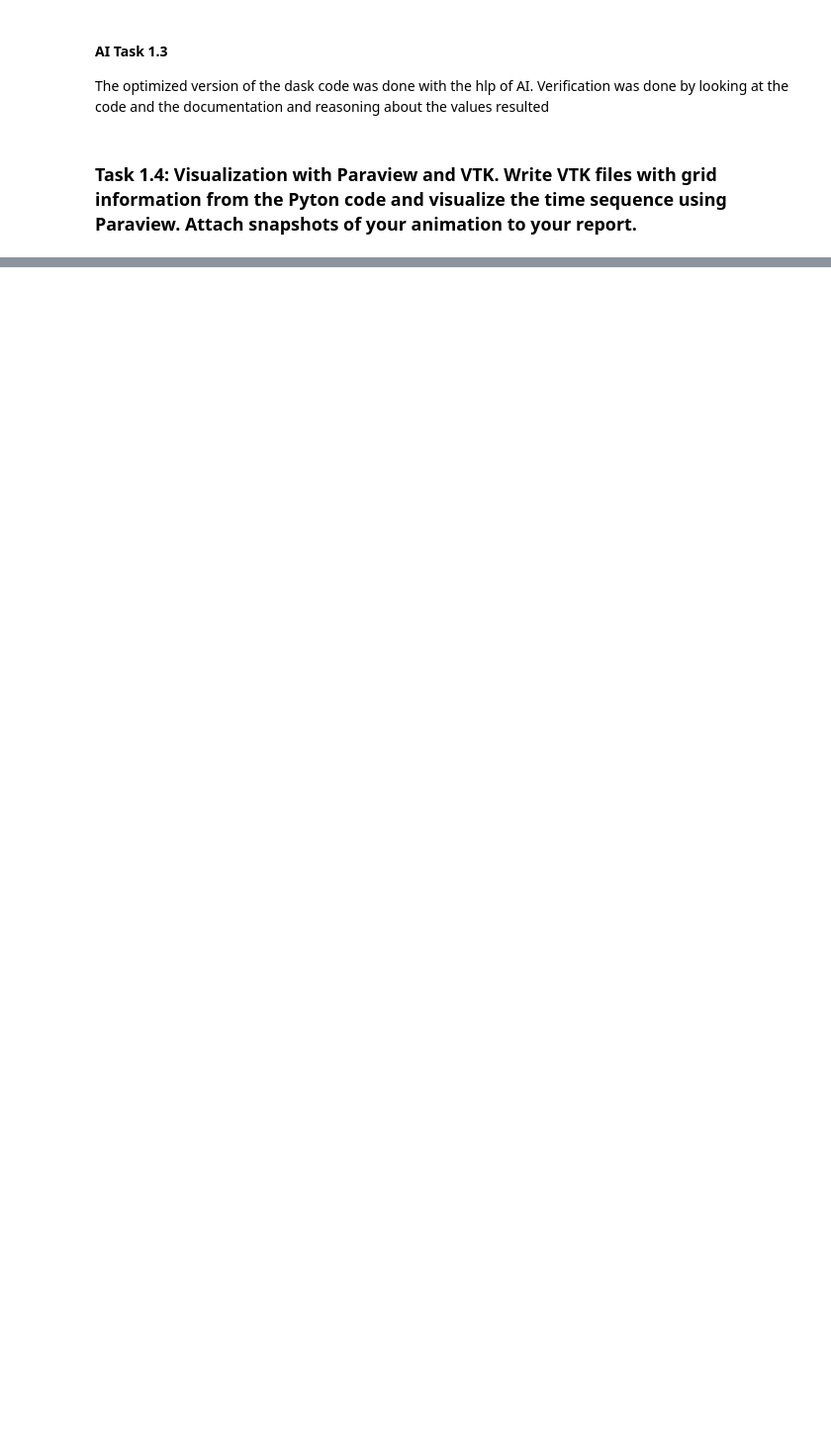
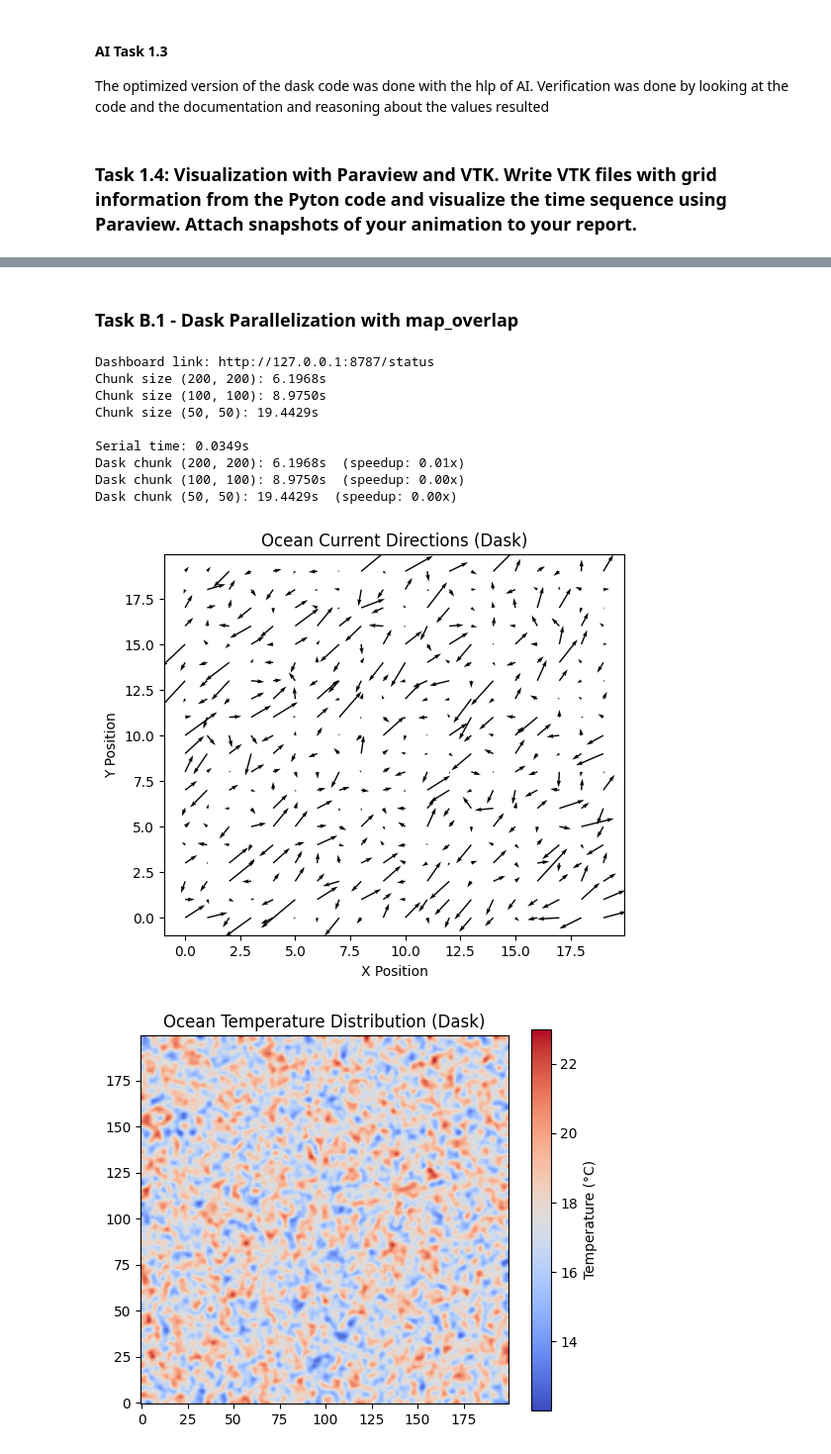
Before and after one commit to serb1231/DD2358_assignment4, a Jupyter notebook: solution.ipynb, the cells around one changed output, grey strips where cells are left out. Shown at 99% size. Drawn from its saved outputs; the diff is of its cells as text; code cells hidden in the pictures; blank space fills up the shorter version.

```diff
--- a/solution.ipynb
+++ b/solution.ipynb
@@ -349,0 +404,79 @@ This was easy enough to do. Just had to send the vtk viles over to have them dis
+# %% [markdown]
+### Task B.1 - Dask Parallelization with map_overlap
+# %%
+import dask.array as da
+from dask.array.overlap import map_overlap
+from dask.distributed import Client
+
+client = Client()
+print(f"Dashboard link: {client.dashboard_link}")
+
+def laplacian_np(field):
+    return (
+        np.roll(field, shift=1, axis=0) +
+        np.roll(field, shift=-1, axis=0) +
+        np.roll(field, shift=1, axis=1) +
+        np.roll(field, shift=-1, axis=1) -
+        4 * field
+    )
+
+def update_ocean_dask(u, v, temperature, wind, alpha=0.1, beta=0.02):
+    lap_u = map_overlap(laplacian_np, u, depth=1, boundary='reflect')
+    lap_v = map_overlap(laplacian_np, v, depth=1, boundary='reflect')
+    lap_t = map_overlap(laplacian_np, temperature, depth=1, boundary='reflect')
+    u_new = u + alpha * lap_u + beta * wind
+    v_new = v + alpha * lap_v + beta * wind
+    temperature_new = temperature + 0.01 * lap_t
+    return u_new, v_new, temperature_new
+
+def run_dask_simulation(chunk_size):
+    u = da.random.uniform(-1, 1, size=(grid_size, grid_size), chunks=chunk_size)
+    v = da.random.uniform(-1, 1, size=(grid_size, grid_size), chunks=chunk_size)
+    temp = da.random.uniform(5, 30, size=(grid_size, grid_size), chunks=chunk_size)
+    wind_da = da.random.uniform(-0.5, 0.5, size=(grid_size, grid_size), chunks=chunk_size)
+
+    start = time.time()
+    for t in range(TIME_STEPS):
+        u, v, temp = update_ocean_dask(u, v, temp, wind_da)
+    u_result, v_result, temp_result = da.compute(u, v, temp)
+    elapsed = time.time() - start
+    return elapsed, u_result, v_result, temp_result
+
+chunk_sizes = [(200, 200), (100, 100), (50, 50)]
+timing_results = {}
+
+for cs in chunk_sizes:
+    elapsed, u_res, v_res, temp_res = run_dask_simulation(cs)
+    timing_results[cs] = elapsed
+    print(f"Chunk size {cs}: {elapsed:.4f}s")
+
+print(f"\nSerial time: {time_serial:.4f}s")
+for cs, t in timing_results.items():
+    print(f"Dask chunk {cs}: {t:.4f}s  (speedup: {time_serial/t:.2f}x)")
+
+plt.figure(figsize=(6, 5))
+plt.quiver(u_res[::10, ::10], v_res[::10, ::10])
+plt.title("Ocean Current Directions (Dask)")
+plt.xlabel("X Position")
+plt.ylabel("Y Position")
+plt.show()
+
+plt.figure(figsize=(6, 5))
+plt.imshow(temp_res, cmap='coolwarm', origin='lower')
+plt.colorbar(label="Temperature (°C)")
+plt.title("Ocean Temperature Distribution (Dask)")
+plt.show()
+
+client.close()
+# %% [output]
+Dashboard link: http://127.0.0.1:8787/status
+Chunk size (200, 200): 6.1968s
+Chunk size (100, 100): 8.9750s
+Chunk size (50, 50): 19.4429s
+
+Serial time: 0.0349s
+Dask chunk (200, 200): 6.1968s  (speedup: 0.01x)
+Dask chunk (100, 100): 8.9750s  (speedup: 0.00x)
+Dask chunk (50, 50): 19.4429s  (speedup: 0.00x)
+[figure, added]
+[figure, added]
```
Also changed, not shown: parts of 4 cells of this notebook.
